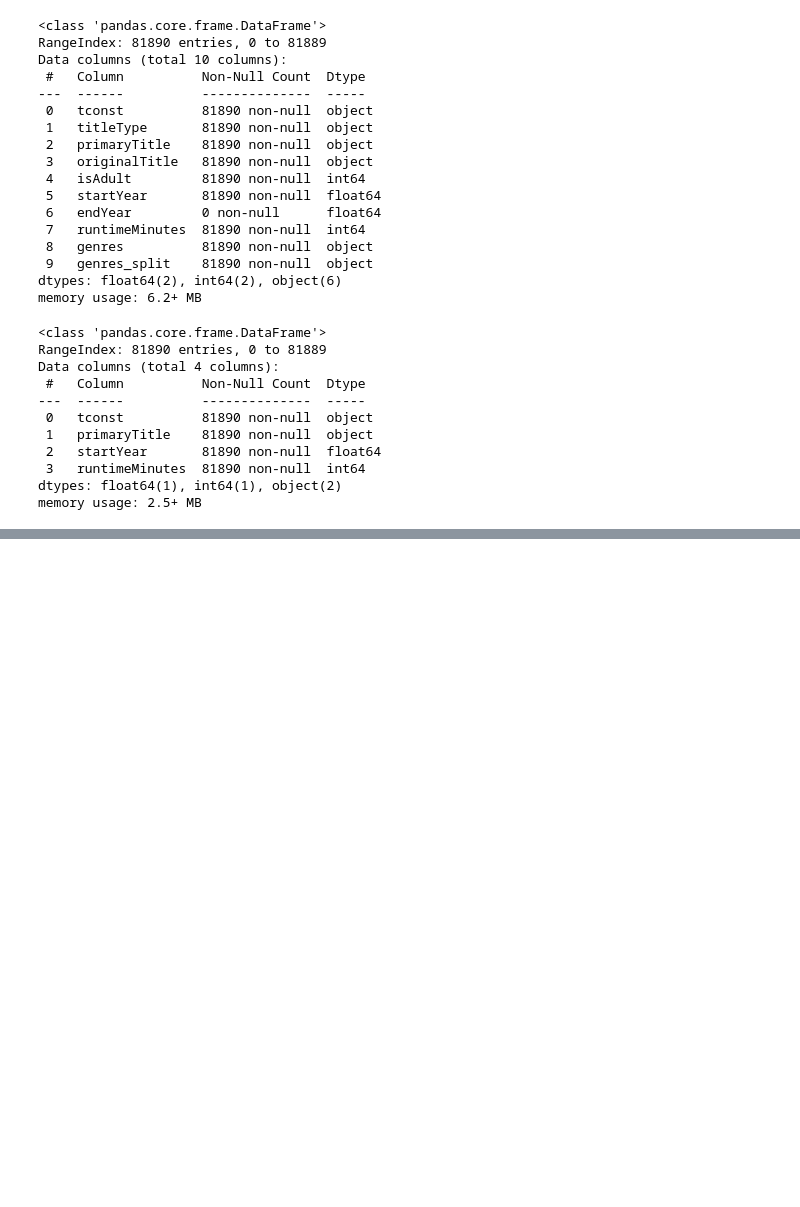
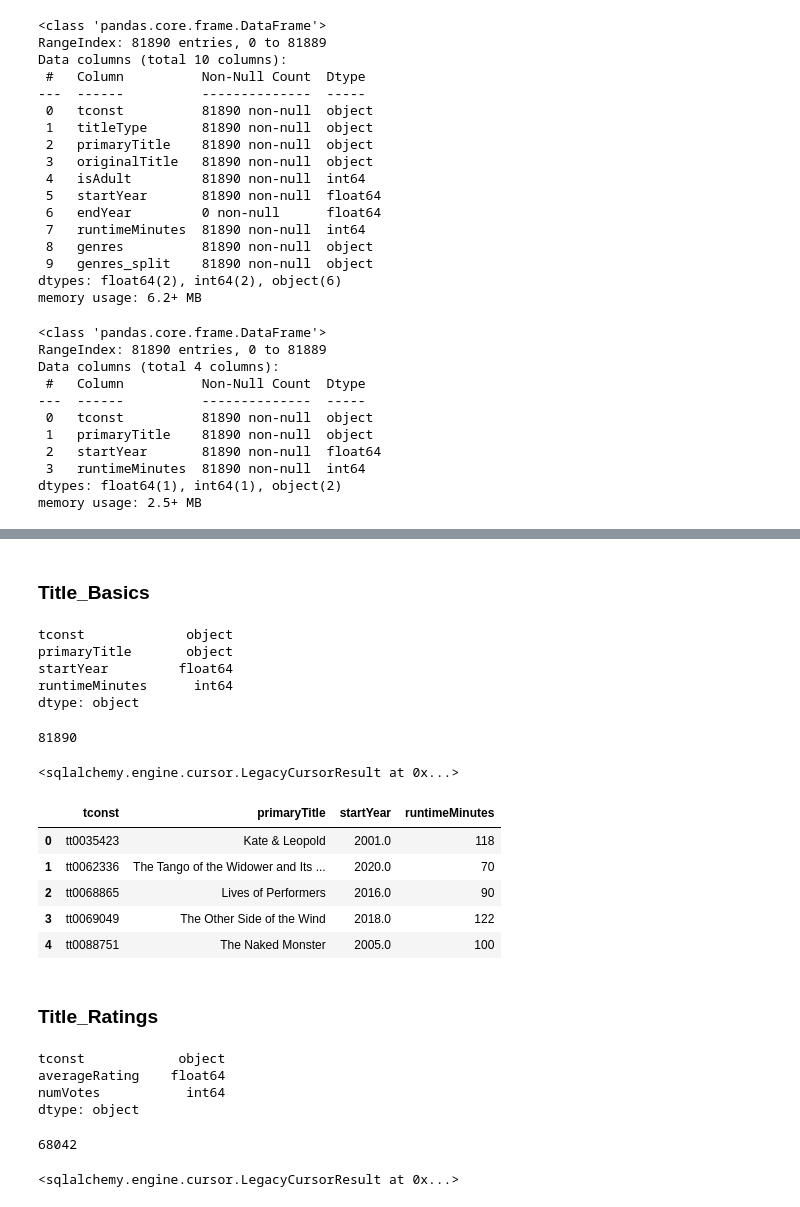
Before and after one commit to krisbarbier/SQL-Database-Creation-and-Python-Analysis, a Jupyter notebook: Project 3, Part 3.ipynb, the cells around one changed output, grey strips where cells are left out. Drawn from its saved outputs; the diff is of its cells as text; code cells hidden in the pictures; blank space fills up the shorter version.

Commit message:
Added tables to MySQL database

```diff
--- a/Project 3, Part 3.ipynb
+++ b/Project 3, Part 3.ipynb
@@ -284,0 +287,11 @@ memory usage: 2.5+ MB
+# %% [markdown]
+### Title_Basics
+# %%
+#Check data types of df
+title_basics.dtypes
+# %% [output]
+tconst             object
+primaryTitle       object
+startYear         float64
+runtimeMinutes      int64
+dtype: object
@@ -284,0 +310,36 @@ memory usage: 2.5+ MB
+# %%
+#Save table to sql
+title_basics.to_sql('title_basics', engine, dtype = basics_schema,
+                    if_exists = 'replace', index = False)
+# %% [output]
+81890
+# %%
+#Add tconst as primary key
+engine.execute('ALTER TABLE title_basics ADD PRIMARY KEY (`tconst`);')
+# %% [output]
+<sqlalchemy.engine.cursor.LegacyCursorResult at 0x...>
+# %%
+#Query to run first five rows of title_basics table
+q = """
+SELECT *
+FROM title_basics
+LIMIT 5;
+"""
+pd.read_sql(q, engine)
+# %% [output]
+|  | tconst | primaryTitle | startYear | runtimeMinutes |
+| 0 | tt0035423 | Kate & Leopold | 2001.0 | 118 |
+| 1 | tt0062336 | The Tango of the Widower and Its ... | 2020.0 | 70 |
+| 2 | tt0068865 | Lives of Performers | 2016.0 | 90 |
+| 3 | tt0069049 | The Other Side of the Wind | 2018.0 | 122 |
+| 4 | tt0088751 | The Naked Monster | 2005.0 | 100 |
+# %% [markdown]
+### Title_Ratings
+# %%
+#Check data types of df
+title_ratings.dtypes
+# %% [output]
+tconst            object
+averageRating    float64
+numVotes           int64
+dtype: object
@@ -284,0 +355,11 @@ memory usage: 2.5+ MB
+# %%
+#Save table to sql
+title_ratings.to_sql('title_ratings', engine, dtype = ratings_schema,
+                    if_exists = 'replace', index = False)
+# %% [output]
+68042
+# %%
+#Add tconst as primary key
+engine.execute('ALTER TABLE title_ratings ADD PRIMARY KEY (`tconst`);')
+# %% [output]
+<sqlalchemy.engine.cursor.LegacyCursorResult at 0x...>
```
Also changed, not shown: parts of 20 cells of this notebook.
